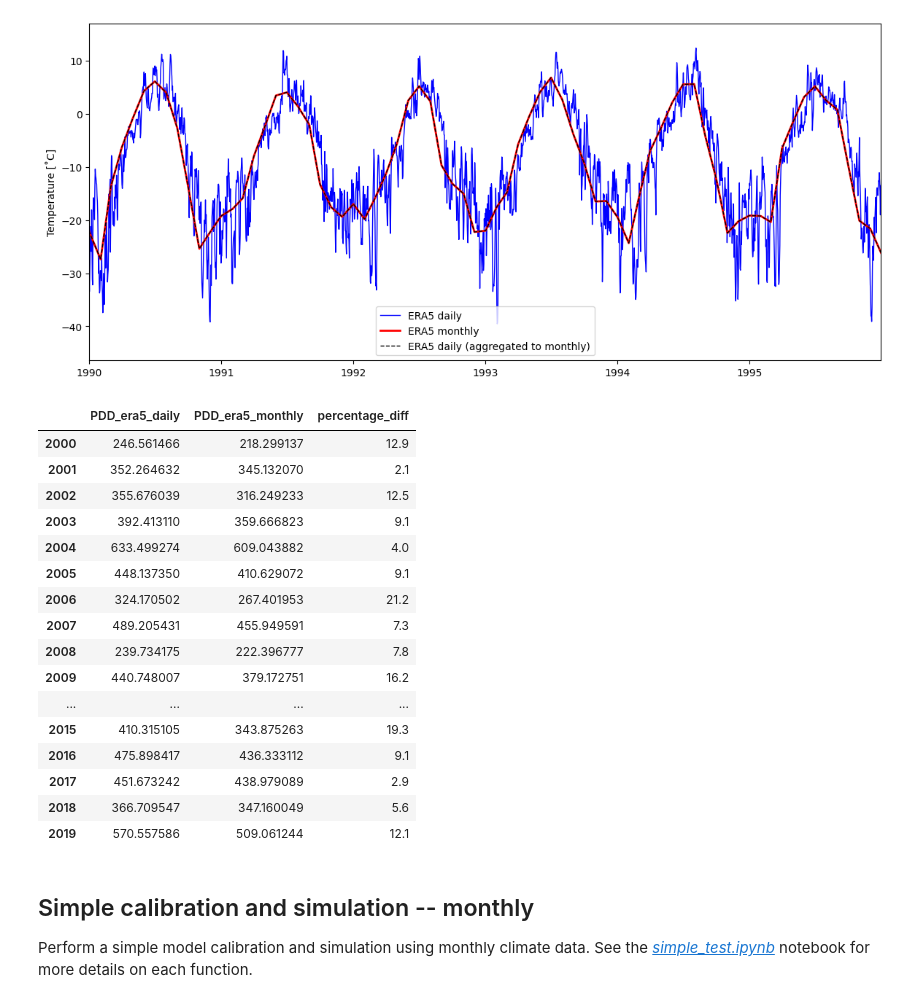
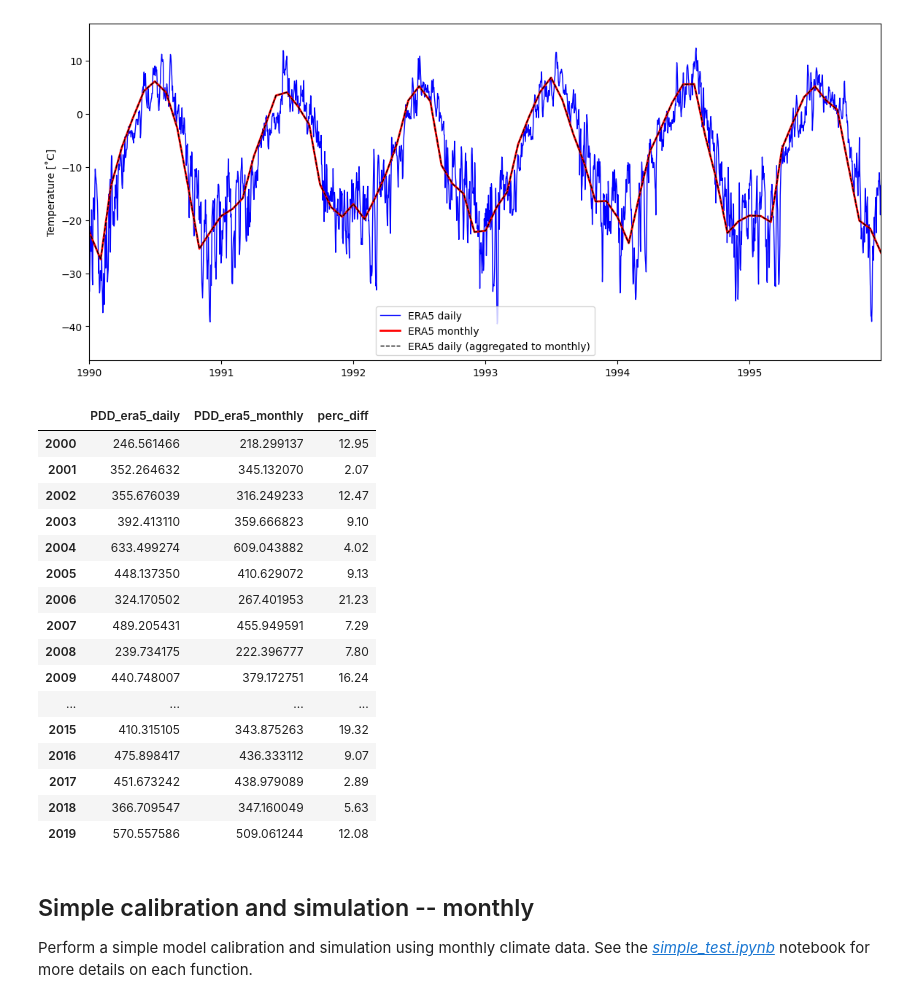
Before and after one commit to PyGEM-Community/PyGEM-notebooks, a Jupyter notebook: simple_test_daily.ipynb, the cells around one changed output. Cells and saved outputs as stored; diff of their text form; code cells hidden in the pictures.

```diff
--- a/simple_test_daily.ipynb
+++ b/simple_test_daily.ipynb
@@ -187,43 +189,43 @@ plt.show()
 # %%
 # compare PDDs between daily and monthly data around the mean elevation of Gulkana
 monthly_era5_series = pd.Series(monthly_t2m_pixel_lr, index=pd.to_datetime(monthly_t2m_pixel.time))
 daily_era5_series = pd.Series(daily_t2m_pixel_lr, index=pd.to_datetime(daily_t2m_pixel.time))
 
 # function to calculate annual positive degree-days
 def annual_pdd(ts):
     ts_pos = ts.copy()
     ts_pos[ts_pos < 0] = 0  # only positive temperatures
     if (ts_pos.index[1] - ts_pos.index[0]).days > 1: # if data is not daily
         ts_pos = ts_pos * ts_pos.index.days_in_month
 
     return ts_pos.groupby(ts_pos.index.year).sum()
 
 # calculate annual PDDs
 pdd_era5_monthly = annual_pdd(monthly_era5_series)
 pdd_era5_daily = annual_pdd(daily_era5_series)
 
 pdd_era5_df = pd.DataFrame({'PDD_era5_daily': pdd_era5_daily, 'PDD_era5_monthly': pdd_era5_monthly})
-pdd_era5_df['percentage_diff'] = round(((pdd_era5_df['PDD_era5_daily'] - pdd_era5_df['PDD_era5_monthly'])
-                                        / pdd_era5_df['PDD_era5_monthly'] * 100), 1)
+pdd_era5_df['perc_diff'] = round(((pdd_era5_df['PDD_era5_daily'] - pdd_era5_df['PDD_era5_monthly'])
+                                  / pdd_era5_df['PDD_era5_monthly'] * 100), 2)
 pdd_era5_df.loc['2000':'2019']
 # %% [output]
-|  | PDD_era5_daily | PDD_era5_monthly | percentage_diff |
-| 2000 | 246.561466 | 218.299137 | 12.9 |
-| 2001 | 352.264632 | 345.132070 | 2.1 |
-| 2002 | 355.676039 | 316.249233 | 12.5 |
-| 2003 | 392.413110 | 359.666823 | 9.1 |
-| 2004 | 633.499274 | 609.043882 | 4.0 |
-| 2005 | 448.137350 | 410.629072 | 9.1 |
-| 2006 | 324.170502 | 267.401953 | 21.2 |
-| 2007 | 489.205431 | 455.949591 | 7.3 |
-| 2008 | 239.734175 | 222.396777 | 7.8 |
-| 2009 | 440.748007 | 379.172751 | 16.2 |
+|  | PDD_era5_daily | PDD_era5_monthly | perc_diff |
+| 2000 | 246.561466 | 218.299137 | 12.95 |
+| 2001 | 352.264632 | 345.132070 | 2.07 |
+| 2002 | 355.676039 | 316.249233 | 12.47 |
+| 2003 | 392.413110 | 359.666823 | 9.10 |
+| 2004 | 633.499274 | 609.043882 | 4.02 |
+| 2005 | 448.137350 | 410.629072 | 9.13 |
+| 2006 | 324.170502 | 267.401953 | 21.23 |
+| 2007 | 489.205431 | 455.949591 | 7.29 |
+| 2008 | 239.734175 | 222.396777 | 7.80 |
+| 2009 | 440.748007 | 379.172751 | 16.24 |
 | ... | ... | ... | ... |
-| 2015 | 410.315105 | 343.875263 | 19.3 |
-| 2016 | 475.898417 | 436.333112 | 9.1 |
-| 2017 | 451.673242 | 438.979089 | 2.9 |
-| 2018 | 366.709547 | 347.160049 | 5.6 |
-| 2019 | 570.557586 | 509.061244 | 12.1 |
+| 2015 | 410.315105 | 343.875263 | 19.32 |
+| 2016 | 475.898417 | 436.333112 | 9.07 |
+| 2017 | 451.673242 | 438.979089 | 2.89 |
+| 2018 | 366.709547 | 347.160049 | 5.63 |
+| 2019 | 570.557586 | 509.061244 | 12.08 |
 # %% [markdown]
 ## Simple calibration and simulation -- monthly
 
```
Also changed, not shown: parts of 11 cells of this notebook.
